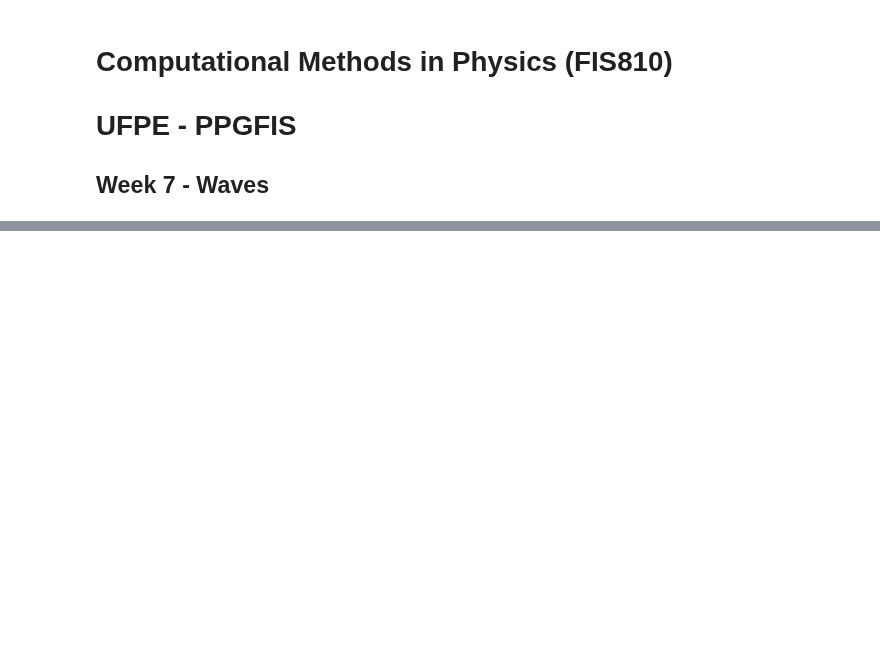
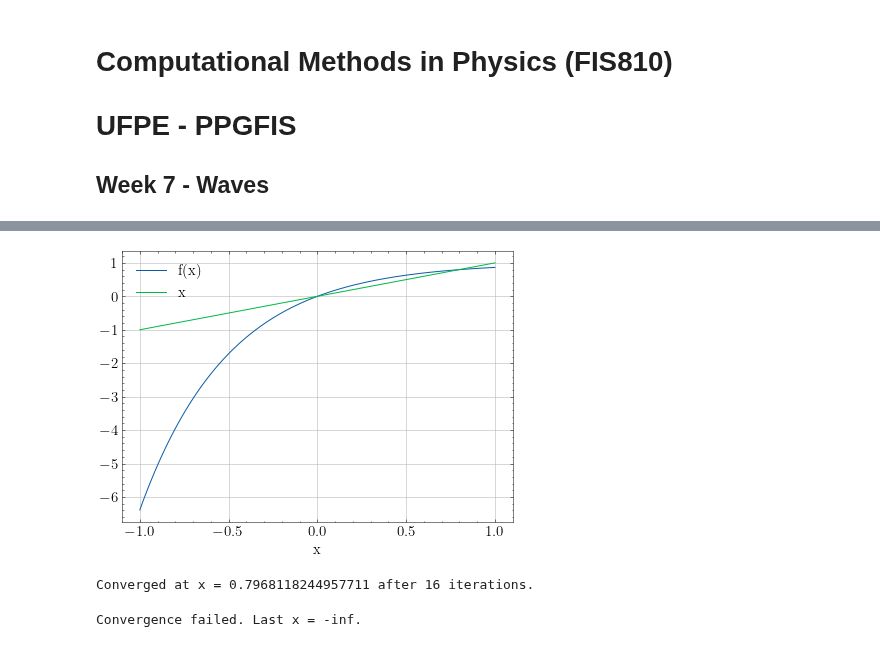
Before and after one commit to franklinzppa/fisica-computacional, a Jupyter notebook: week7.ipynb, the cells around one changed output, grey strips where cells are left out. Cells and saved outputs as stored; diff of their text form; code cells hidden in the pictures; blank space fills up the shorter version.

Commit message:
added relax meth to non lin eqs

```diff
--- a/week7.ipynb
+++ b/week7.ipynb
@@ -14,0 +32,16 @@ plt.rcParams['text.usetex'] = True
+# %%
+# Inspecting the problem graphically
+
+def f(x):
+    return 1 - np.exp(-2*x)
+
+x = np.linspace(-1, 1, 101)
+
+plt.plot(x, f(x), label='f(x)')
+plt.plot(x, x, label='x')
+plt.xlabel('x')
+plt.grid()
+plt.legend()
+plt.show()
+# %% [output]
+[figure, added]
@@ -14,0 +61,12 @@ plt.rcParams['text.usetex'] = True
+# %%
+# Looks like we have a solution around x = 0.5
+
+relaxation_method(f, 0.5)
+# %% [output]
+Converged at x = 0.7968118244957711 after 16 iterations.
+# %%
+# The other solution seems to be  around x = 0. But that won't converge with our choice for f(x)
+
+relaxation_method(f, -0.1)
+# %% [output]
+Convergence failed. Last x = -inf.
```
Also changed, not shown: parts of 13 cells of this notebook.
